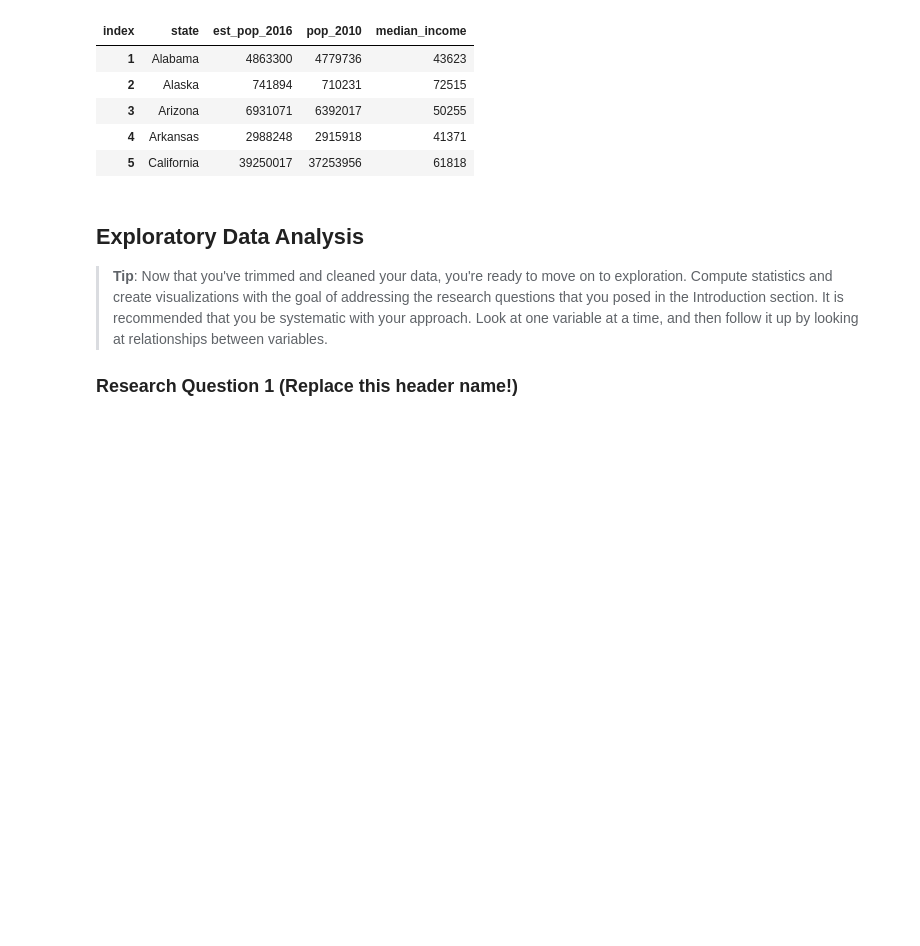
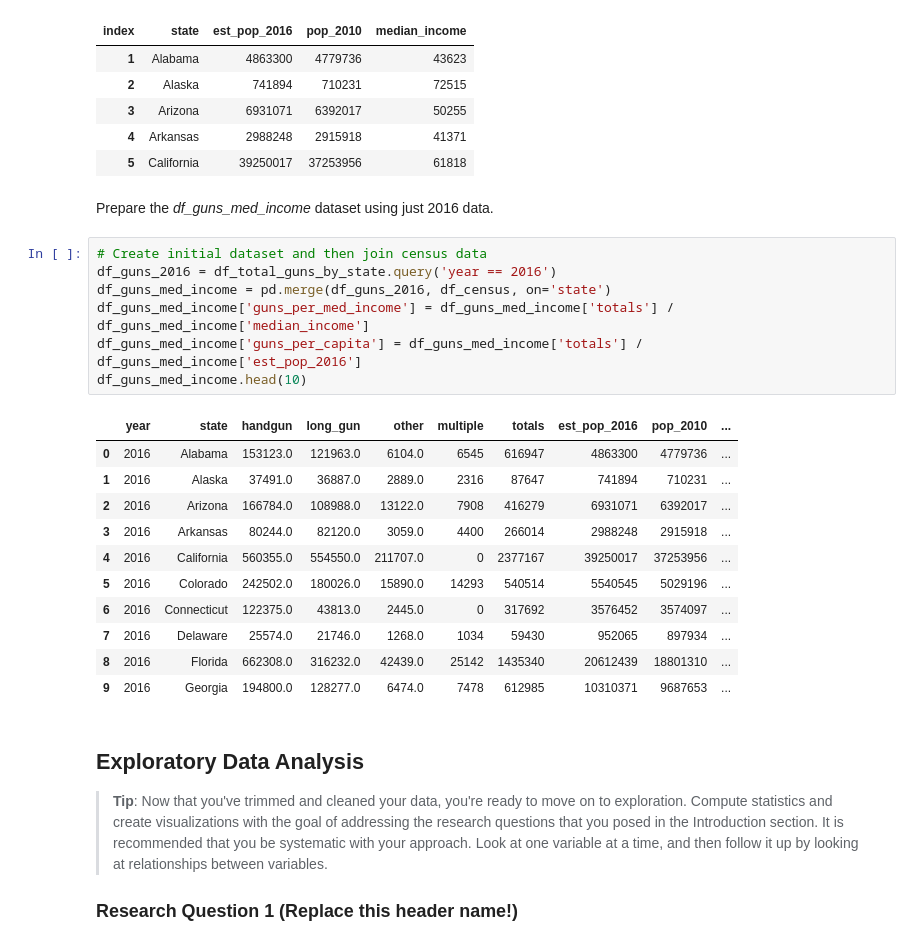
Before and after one commit to GaryLBentley/investigate_dataset, a Jupyter notebook: investigate-a-dataset.ipynb, the cells around one changed output. Saved outputs shown, nothing was run; the diff lists cells and outputs as text; blank space fills up the shorter version.

```diff
--- a/investigate-a-dataset.ipynb
+++ b/investigate-a-dataset.ipynb
@@ -354,6 +349,27 @@ df_census.head()
 | 3 | Arizona | 6931071 | 6392017 | 50255 |
 | 4 | Arkansas | 2988248 | 2915918 | 41371 |
 | 5 | California | 39250017 | 37253956 | 61818 |
+# %% [markdown]
+Prepare the *df_guns_med_income* dataset using just 2016 data.
+# %%
+# Create initial dataset and then join census data
+df_guns_2016 = df_total_guns_by_state.query('year == 2016')
+df_guns_med_income = pd.merge(df_guns_2016, df_census, on='state')
+df_guns_med_income['guns_per_med_income'] = df_guns_med_income['totals'] / df_guns_med_income['median_income']
+df_guns_med_income['guns_per_capita'] = df_guns_med_income['totals'] / df_guns_med_income['est_pop_2016']
+df_guns_med_income.head(10)
+# %% [output]
+|  | year | state | handgun | long_gun | other | multiple | totals | est_pop_2016 | pop_2010 | ... |
+| 0 | 2016 | Alabama | 153123.0 | 121963.0 | 6104.0 | 6545 | 616947 | 4863300 | 4779736 | ... |
+| 1 | 2016 | Alaska | 37491.0 | 36887.0 | 2889.0 | 2316 | 87647 | 741894 | 710231 | ... |
+| 2 | 2016 | Arizona | 166784.0 | 108988.0 | 13122.0 | 7908 | 416279 | 6931071 | 6392017 | ... |
+| 3 | 2016 | Arkansas | 80244.0 | 82120.0 | 3059.0 | 4400 | 266014 | 2988248 | 2915918 | ... |
+| 4 | 2016 | California | 560355.0 | 554550.0 | 211707.0 | 0 | 2377167 | 39250017 | 37253956 | ... |
+| 5 | 2016 | Colorado | 242502.0 | 180026.0 | 15890.0 | 14293 | 540514 | 5540545 | 5029196 | ... |
+| 6 | 2016 | Connecticut | 122375.0 | 43813.0 | 2445.0 | 0 | 317692 | 3576452 | 3574097 | ... |
+| 7 | 2016 | Delaware | 25574.0 | 21746.0 | 1268.0 | 1034 | 59430 | 952065 | 897934 | ... |
+| 8 | 2016 | Florida | 662308.0 | 316232.0 | 42439.0 | 25142 | 1435340 | 20612439 | 18801310 | ... |
+| 9 | 2016 | Georgia | 194800.0 | 128277.0 | 6474.0 | 7478 | 612985 | 10310371 | 9687653 | ... |
 # %% [markdown]
 <a id='eda'></a>
 ## Exploratory Data Analysis
```
Also changed, not shown: parts of 6 cells of this notebook.
